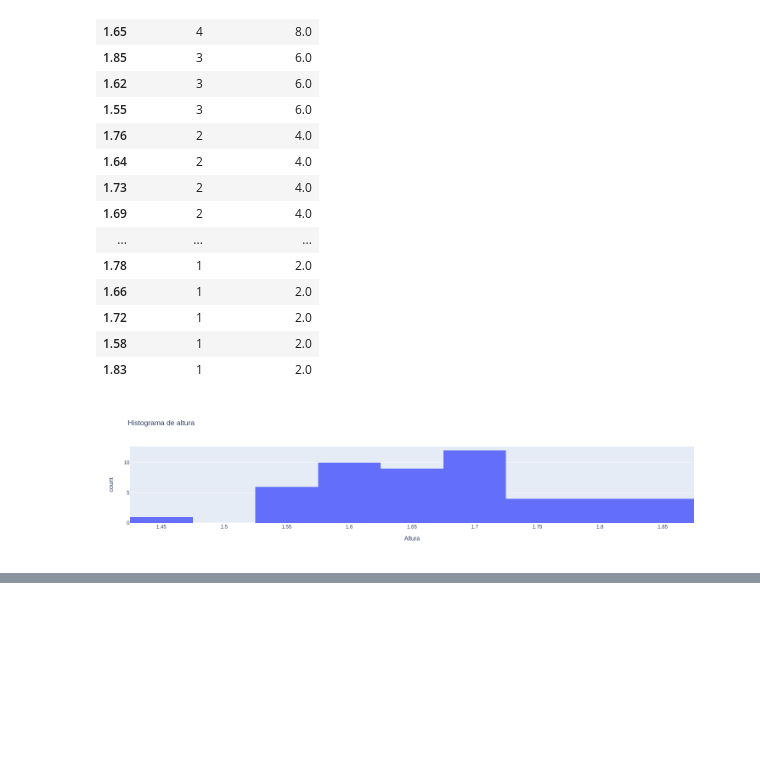
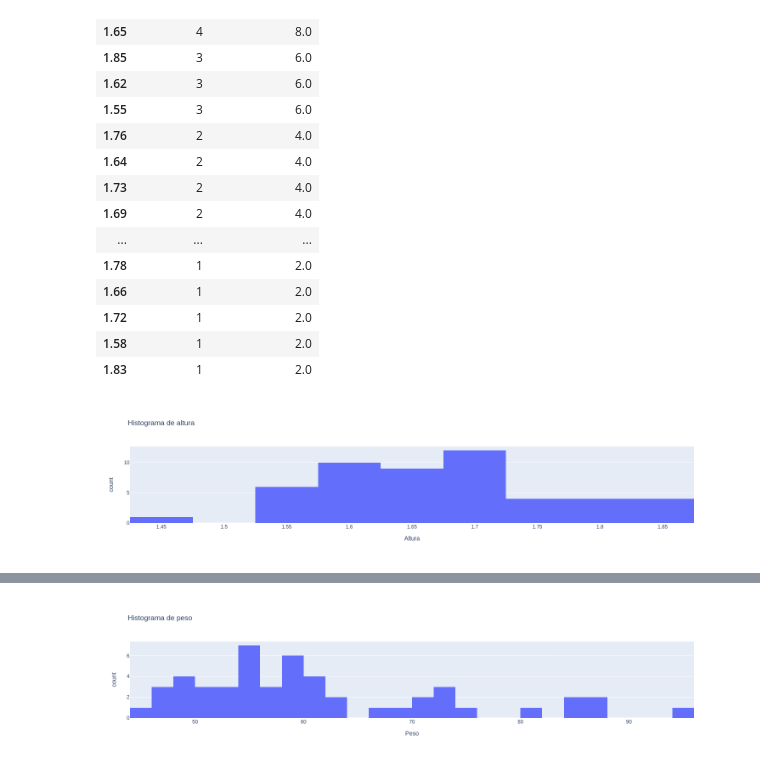
Before and after one commit to alnnu/ProbabilidadeEstatistica, a Jupyter notebook: analise de dados/tarefa1/tarefa1.ipynb, the cells around one changed output, grey strips where cells are left out. Saved outputs shown, nothing was run; the diff lists cells and outputs as text; code cells hidden in the pictures; blank space fills up the shorter version.

Commit message:
add: tabela e grafico peso

```diff
--- a/analise de dados/tarefa1/tarefa1.ipynb
+++ b/analise de dados/tarefa1/tarefa1.ipynb
@@ -116,0 +139,4 @@ plt.histogram(dados['Alt'], x = 'Alt',labels = {'Alt':'Altura'}, title='Histogra
+# %%
+plt.histogram(dados['Peso'], x = 'Peso', title='Histograma de peso', nbins=35)
+# %% [output]
+[figure, added]
```
Also changed, not shown: parts of 1 cell of this notebook.
